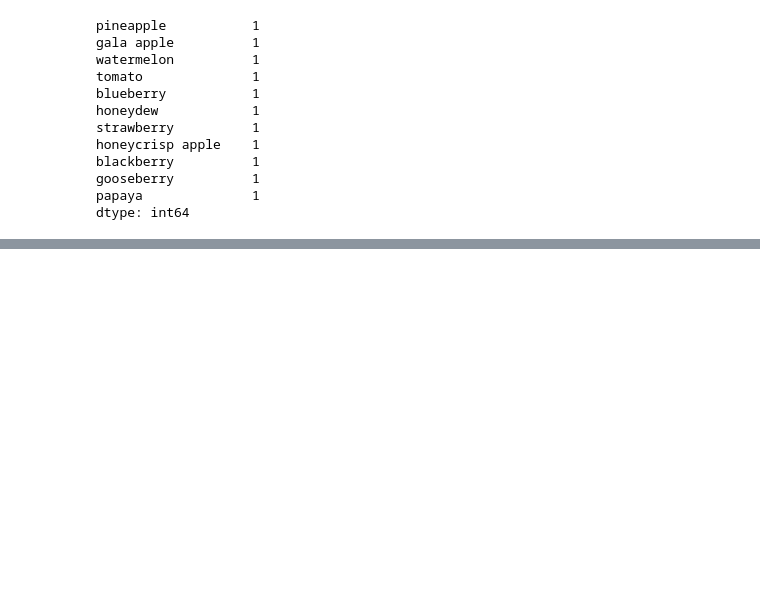
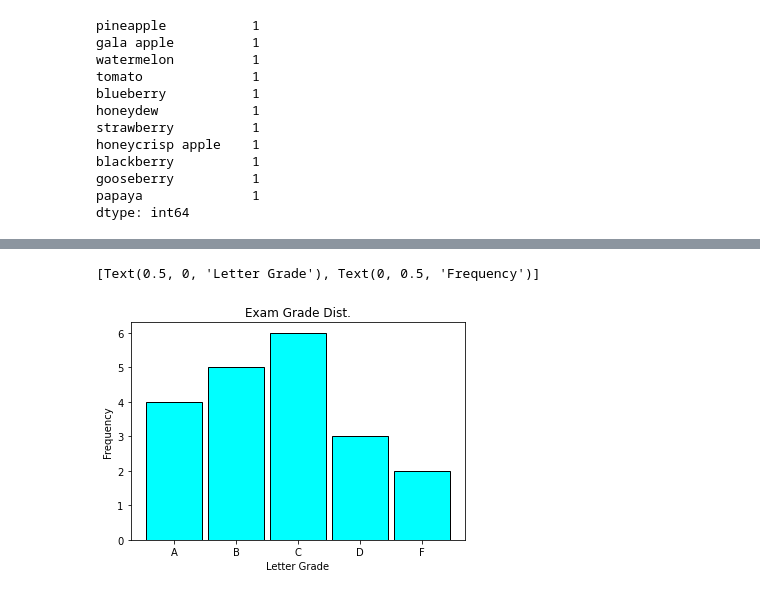
Before and after one commit to Jason-Tellez/numpy-pandas-visualization-exercises, a Jupyter notebook: pandas_series.ipynb, the cells around one changed output, grey strips where cells are left out. Cells and saved outputs as stored; diff of their text form; code cells hidden in the pictures; blank space fills up the shorter version.

```diff
--- a/pandas_series.ipynb
+++ b/pandas_series.ipynb
@@ -93,0 +212,15 @@ letters[letters.apply([letters.count(letter) for letter in letters])]
+# %%
+#3. Plot the Series in a meaningful way and make sure your chart has a title and axis labels.
+import matplotlib as plt
+exam_bins = ['F', 'D', 'C', 'B', 'A']
+exam_score = pd.cut(sorted_exams, bins = [0, 60, 70, 80, 90, 100], labels = exam_bins).value_counts().sort_index(ascending=False)
+exam_score.plot(title='Exam Grade Dist.',
+                kind='bar',
+                rot=0,
+                color='cyan',
+                ec='black',
+                width = 0.9).set(xlabel='Letter Grade',
+                                 ylabel='Frequency')
+# %% [output]
+[Text(0.5, 0, 'Letter Grade'), Text(0, 0.5, 'Frequency')]
+[figure, added]
```
Also changed, not shown: parts of 14 cells of this notebook.
